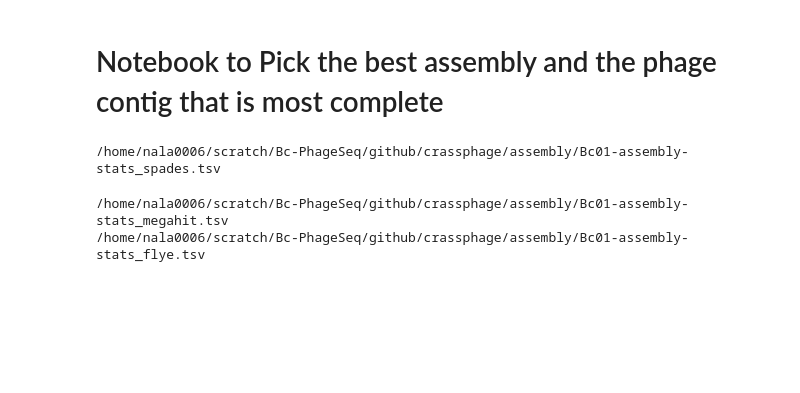
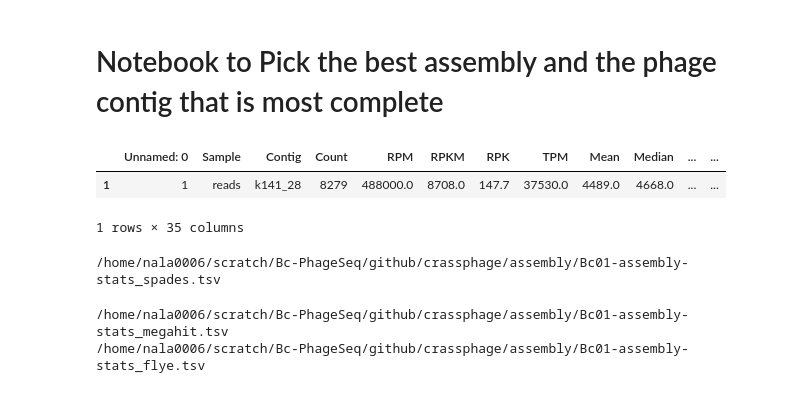
Before and after one commit to linsalrob/sphae, a Jupyter notebook: phage_genome_assembly/jupyter_notebook/assembly.ipynb, the cells around one changed output. Saved outputs shown, nothing was run; the diff lists cells and outputs as text; code cells hidden in the pictures; blank space fills up the shorter version.

```diff
--- a/phage_genome_assembly/jupyter_notebook/assembly.ipynb
+++ b/phage_genome_assembly/jupyter_notebook/assembly.ipynb
@@ -10,6 +10,35 @@ import os
 from os.path import exists
 import seaborn as sns
 import pandas as pd
+# %%
+def picking_contigs(file):
+    data = pd.DataFrame()
+    if (os.path.exists(file)==True):
+            data=pd.read_csv(file, header=0)
+            data=data[data["Length_x"]>1000]
+            data=data[data["Prediction"]=="Virus"]
+            data=data[data["Mean"]>1]
+            data = data[data["checkv_quality"]== "Medium-quality"]
+
+    if (len(data))==0:
+        print("No data found after filtering.")
+        return None
+
+    elif (len(data))>1:
+        if (data["Connections"] > 0).any():
+            print ("The genome is fragmented, maybe try Phables")
+        return None
+
+    return data
+
+# Example usage:
+file_path = '/home/nala0006/scratch/Bc-PhageSeq/github/spae/example-ill/assembly/reads-assembly-stats_megahit.csv'
+tsv_data = picking_contigs(file_path)
+tsv_data
+# %% [output]
+|  | Unnamed: 0 | Sample | Contig | Count | RPM | RPKM | RPK | TPM | Mean | Median | ... | ... |
+| 1 | 1 | reads | k141_28 | 8279 | 488000.0 | 8708.0 | 147.7 | 37530.0 | 4489.0 | 4668.0 | ... | ... |
+1 rows × 35 columns
 # %%
 #########################################################
 # Joining all samples assembly files to one dataframe
```
Also changed, not shown: parts of 1 cell of this notebook, 25 other files.
